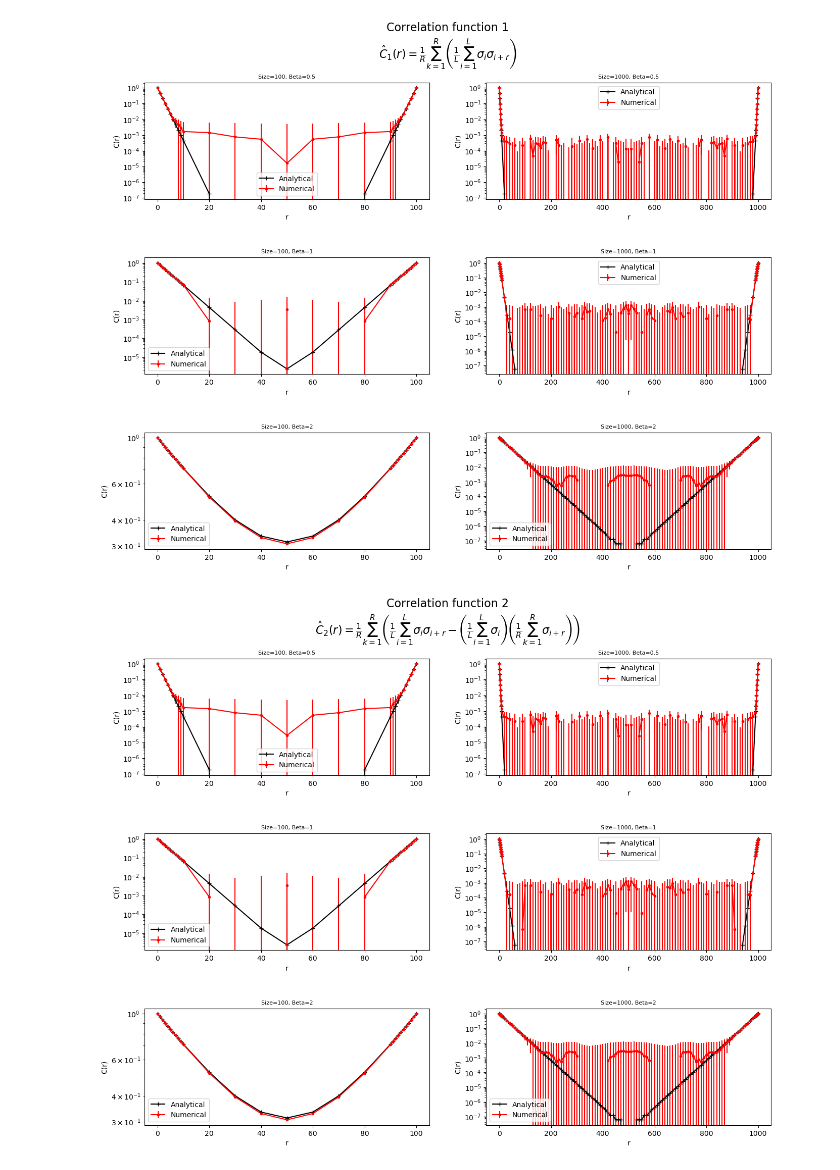
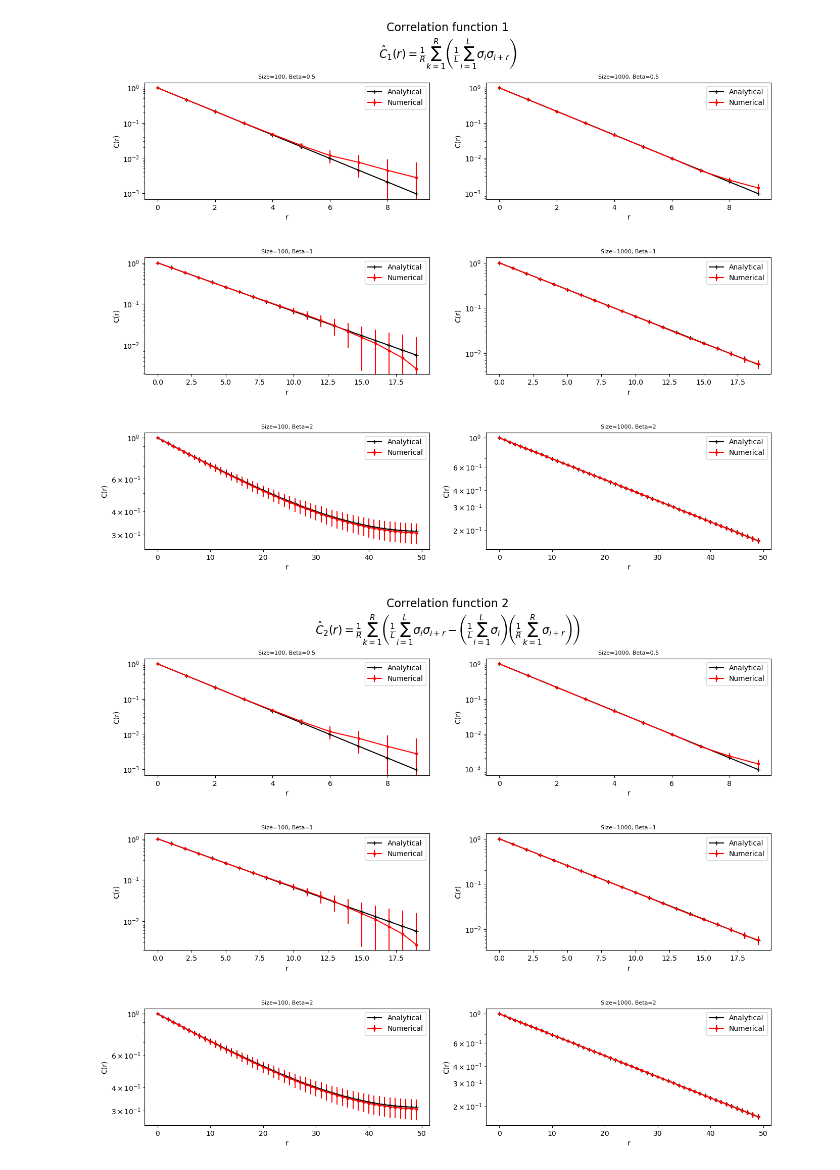
Before and after one commit to shivom-gupta/Thesis, a Jupyter notebook: corr_funcs.ipynb, the cells around one changed output. Saved outputs shown, nothing was run; the diff lists cells and outputs as text; code cells hidden in the pictures.

```diff
--- a/corr_funcs.ipynb
+++ b/corr_funcs.ipynb
@@ -27,4 +28,15 @@ equations = {
     'corr_5': r'$\hat{C}_5(r) = \frac{1}{R} \sum_{k=1}^{R} \left( \frac{1}{L} \sum_{i=1}^{L} \sigma_i \sigma_{i+r} - \left( \frac{1}{R} \sum_{k=1}^{R} \frac{1}{L} \sum_{i=1}^{L} \sigma_i \right)^2 \right)$',
     'corr_6': r'$\hat{C}_6(r) = \frac{\hat{C}_5(r)}{\hat{C}_5(0)}$',
 }
+# %%
+r_values = [np.arange(0, 10, 1), np.arange(0, 20, 1), np.arange(0, 50, 1)]
+# %%
+corrs = np.zeros((len(corr_functions), len(sizes), len(betas), len(r_values[-1])))
+for k, corr_function in enumerate(corr_functions):
+    for i, size in enumerate(sizes):
+        for j, beta in enumerate(betas):
+            file_name = f'data/{size}_{beta}.npz'
+            configurations, params = loaded_data[(size, beta)]
+            cr = corr_function_parallel(configurations, np.arange(0, 50), corr_function)
+            corrs[k, i, j, :] = cr
 # %%
@@ -45,42 +51,30 @@ for k, corr_function in enumerate(corr_functions):
-# %%
-corrs_an = []
-for i, size in enumerate(sizes):
-    rs = np.concatenate((np.arange(0, 10, 1), np.arange(10, size - 10, 10), np.arange(size - 10, size + 1, 1)))
-    cr_an_betas = []
-    for j, beta in enumerate(betas):
-        file_name = f'data/{size}_{beta}.npz'
-        configurations, params = loaded_data[(size, beta)]
-        cr = np.array([corr_analytical(params['beta'], params['J'], params['size'], r) for r in rs])
-        cr_an_betas.append(cr)
-    corrs_an.append(cr_an_betas)
 # %%
-errors = []
+errors = np.zeros((len(sizes), len(betas), len(corr_functions), len(r_values[-1])))
 for i in range(len(sizes)):
-    err_beta = []
     for j in range(len(betas)):
-        cr = [corrs[k][i][j] for k in range(len(corr_functions))]
-        err_beta.append(sem(cr, axis=0))
-    errors.append(err_beta)
+        cr = np.array([corrs[k][i][j] for k in range(len(corr_functions))])
+        errors[i, j,: ,:] = sem(cr, axis=0)
 # %%
 for k, corr_function in enumerate(corr_functions):
     equation = equations.get(corr_function.__name__, 'Equation not defined')
     fig, axes = plt.subplots(nrows=nrows, ncols=ncols, figsize=(ncols * 8, nrows * 4), gridspec_kw={'hspace': 0.5})
     fig.suptitle(f'Correlation function {k+1}\n{equation}', fontsize=16)
     for i, size in enumerate(sizes):
-        rs = np.concatenate((np.arange(0, 10, 1), np.arange(10, size - 10, 10), np.arange(size - 10, size + 1, 1)))
         for j, beta in enumerate(betas):
+            rs = r_values[j]
             cr = corrs[k][i][j]
             ax = axes[j, i]
+            yerr = errors[i][j][k][:len(rs)]
 
-            ax.errorbar(rs, cr, yerr=errors[i][j], label='Numerical', marker='.', color='red')
-            ax.plot(rs, corrs_an[i][j], label='Analytical', marker='+', color='black')
+            ax.errorbar(rs, cr[:len(rs)], yerr=yerr, label='Numerical', marker='.', color='red')
+            ax.plot(rs, corrs_an[i][j][:len(rs)], label='Analytical', marker='+', color='black')
 
             ax.set_title(f'Size={size}, Beta={beta}', fontsize=8)
             ax.set_xlabel('r')
             ax.set_ylabel('C(r)')
             ax.set_yscale('log')
             ax.legend()
-    fig.savefig(f'plots/{corr_function.__name__}.pdf', dpi=1000)
+    fig.savefig(f'plots/{corr_function.__name__}.svg', bbox_inches='tight')
 # %% [output]
-[figure, old version]
+[figure, new version]
-[figure, old version]
+[figure, new version]
```
Also changed, not shown: parts of 6 cells of this notebook, 26 other files.
